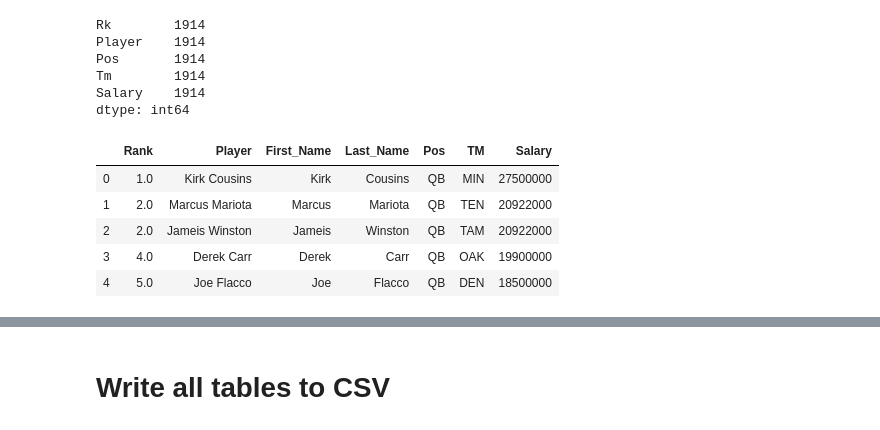
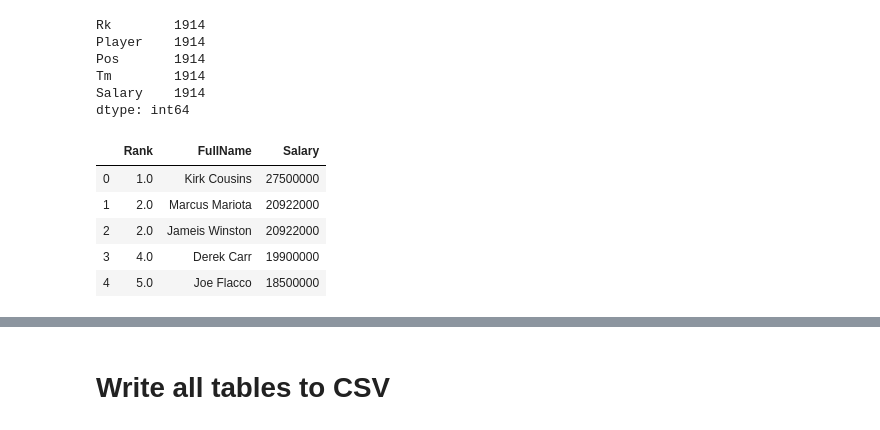
Before and after one commit to nberman12/NFL-ETL-Project, a Jupyter notebook: Nate/ETL-Project.ipynb, the cells around one changed output, grey strips where cells are left out. Saved outputs shown, nothing was run; the diff lists cells and outputs as text; code cells hidden in the pictures.

Commit message:
Updated Tables & Code

```diff
--- a/Nate/ETL-Project.ipynb
+++ b/Nate/ETL-Project.ipynb
@@ -395,17 +396,19 @@ salary_df["First_Name"]= new[0]
 # making separate last name column from new data frame
 salary_df["Last_Name"]= new[1]
 # %%
-#salary_df['Rank']=salary_df['Rk']
-#salary_df['TM']=salary_df['Tm']
+salary_df['Rank']=salary_df['Rk']
+salary_df['TM']=salary_df['Tm']
+salary_df=salary_df.rename(columns={"Player":"FullName"})
 
 
-salary_df=salary_df[['Rank', 'Player','First_Name','Last_Name', 'Pos', 'TM', 'Salary']]
+
+salary_df=salary_df[['Rank', 'FullName','Salary']]
 salary_df.head()
 # %% [output]
-|  | Rank | Player | First_Name | Last_Name | Pos | TM | Salary |
-| 0 | 1.0 | Kirk Cousins | Kirk | Cousins | QB | MIN | 27500000 |
-| 1 | 2.0 | Marcus Mariota | Marcus | Mariota | QB | TEN | 20922000 |
-| 2 | 2.0 | Jameis Winston | Jameis | Winston | QB | TAM | 20922000 |
-| 3 | 4.0 | Derek Carr | Derek | Carr | QB | OAK | 19900000 |
-| 4 | 5.0 | Joe Flacco | Joe | Flacco | QB | DEN | 18500000 |
+|  | Rank | FullName | Salary |
+| 0 | 1.0 | Kirk Cousins | 27500000 |
+| 1 | 2.0 | Marcus Mariota | 20922000 |
+| 2 | 2.0 | Jameis Winston | 20922000 |
+| 3 | 4.0 | Derek Carr | 19900000 |
+| 4 | 5.0 | Joe Flacco | 18500000 |
 # %%
```
Also changed, not shown: parts of 7 cells of this notebook, 5 other files.
